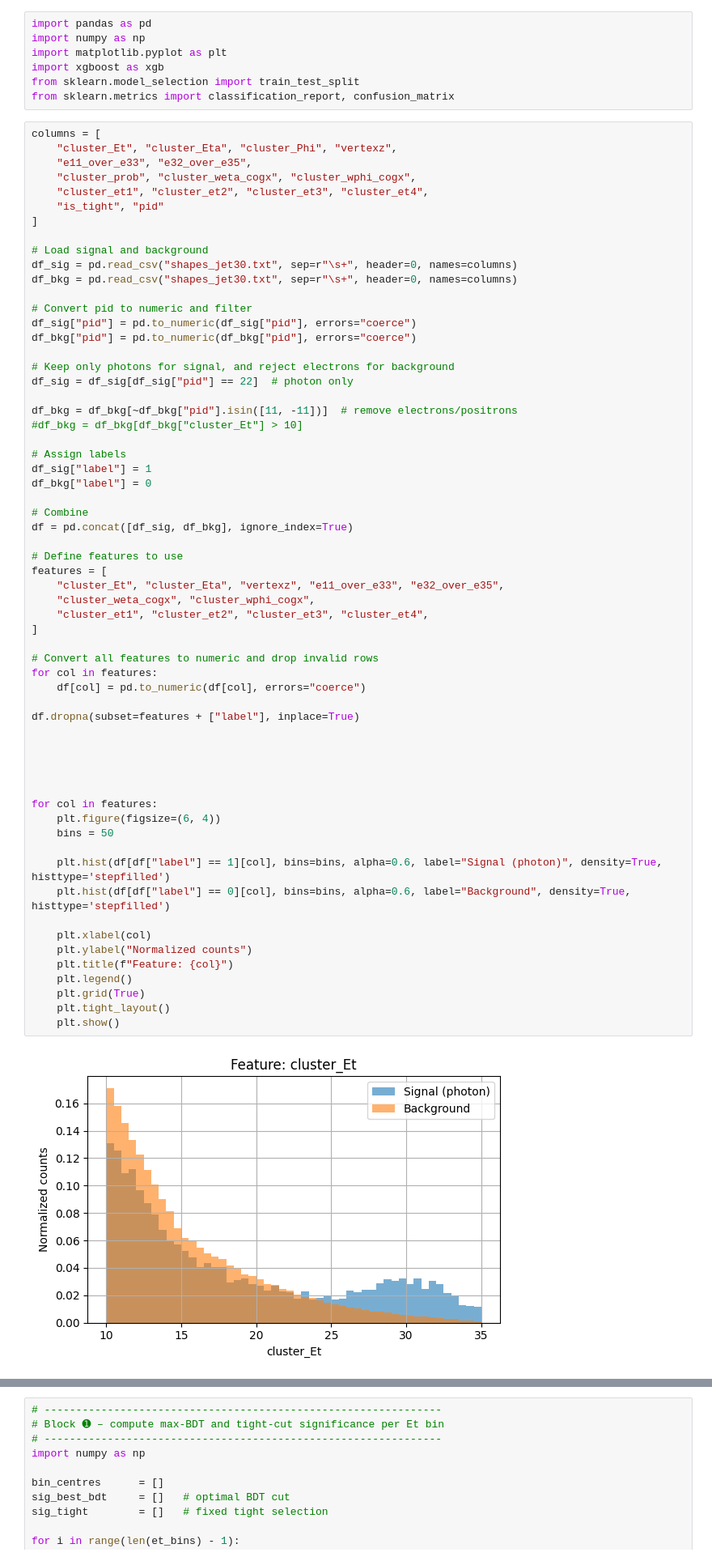
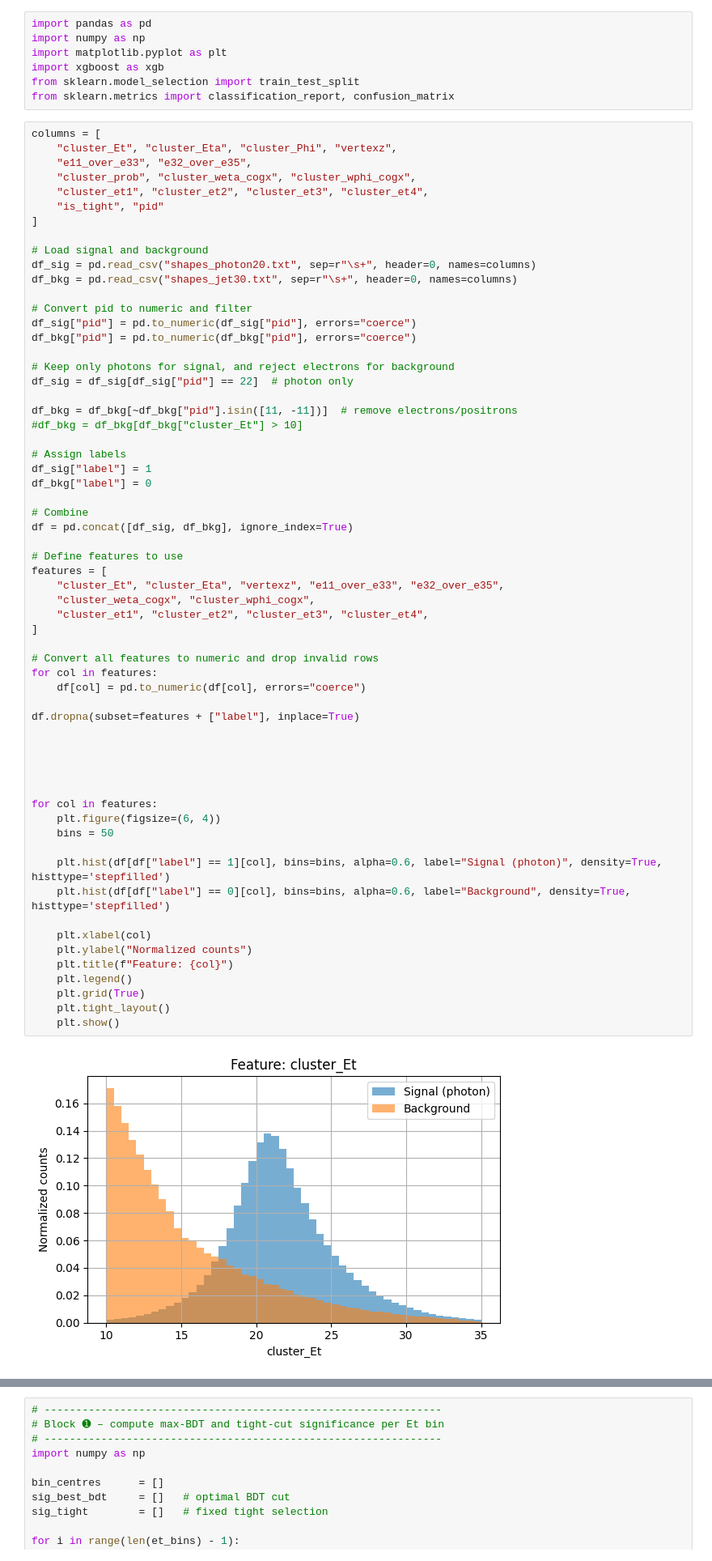
Before and after one commit to Shuonli/ppg12, a Jupyter notebook: FunWithxgboost/makebdt.ipynb, the cells around one changed output, grey strips where cells are left out. Shown at 81% size. Cells and saved outputs as stored; diff of their text form.

```diff
--- a/FunWithxgboost/makebdt.ipynb
+++ b/FunWithxgboost/makebdt.ipynb
@@ -15,7 +15,7 @@ columns = [
 ]
 
 # Load signal and background
-df_sig = pd.read_csv("shapes_jet30.txt", sep=r"\s+", header=0, names=columns)
+df_sig = pd.read_csv("shapes_photon20.txt", sep=r"\s+", header=0, names=columns)
 df_bkg = pd.read_csv("shapes_jet30.txt", sep=r"\s+", header=0, names=columns)
 
 # Convert pid to numeric and filter
@@ -40,31 +40,31 @@ features = [
     "cluster_Et", "cluster_Eta", "vertexz", "e11_over_e33", "e32_over_e35",
     "cluster_weta_cogx", "cluster_wphi_cogx",
     "cluster_et1", "cluster_et2", "cluster_et3", "cluster_et4",
 ]
 
 # Convert all features to numeric and drop invalid rows
 for col in features:
     df[col] = pd.to_numeric(df[col], errors="coerce")
 
 df.dropna(subset=features + ["label"], inplace=True)
 
 
 
 
 
 for col in features:
     plt.figure(figsize=(6, 4))
     bins = 50
 
     plt.hist(df[df["label"] == 1][col], bins=bins, alpha=0.6, label="Signal (photon)", density=True, histtype='stepfilled')
     plt.hist(df[df["label"] == 0][col], bins=bins, alpha=0.6, label="Background", density=True, histtype='stepfilled')
 
     plt.xlabel(col)
     plt.ylabel("Normalized counts")
     plt.title(f"Feature: {col}")
     plt.legend()
     plt.grid(True)
     plt.tight_layout()
     plt.show()
 # %% [output]
-[figure, old version]
+[figure, new version]
```
Also changed, not shown: parts of 7 cells of this notebook.
